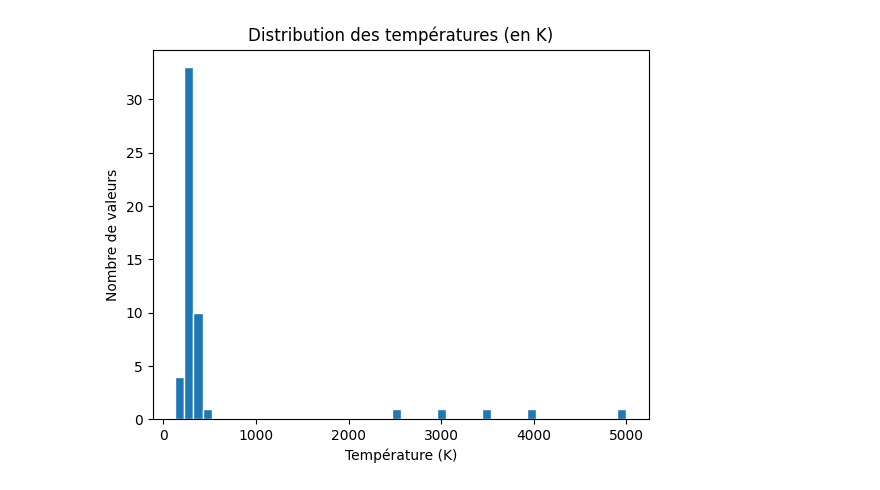
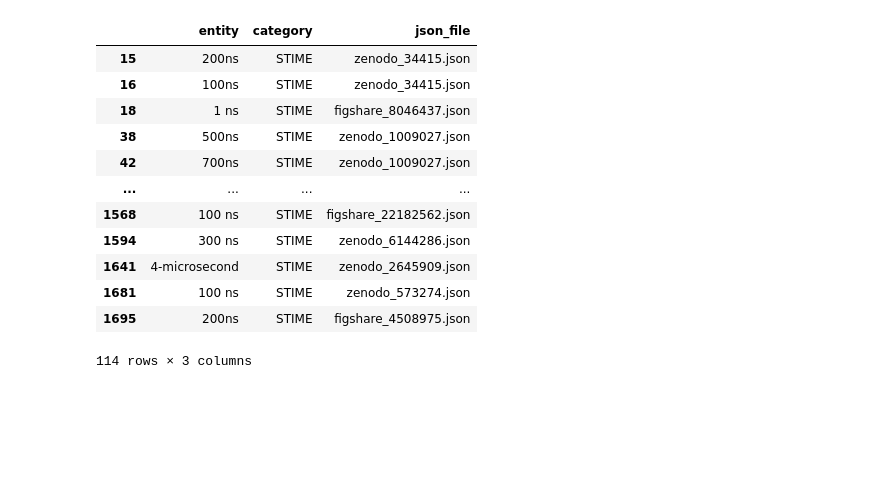
Before and after one commit to MDverse/mdverse_entity_norm, a Jupyter notebook: notebooks/visualize_time_simu.ipynb, the cells around one changed output. Drawn from its saved outputs; the diff is of its cells as text; code cells hidden in the pictures; blank space fills up the shorter version.

```diff
--- a/notebooks/visualize_time_simu.ipynb
+++ b/notebooks/visualize_time_simu.ipynb
@@ -13,8 +12,0 @@ counts, bin_edges = np.histogram(temperatures, bins=50)
-# %%
-plt.hist(temperatures, bins=50, edgecolor="white")
-plt.title("Distribution des températures (en K)")
-plt.xlabel("Température (K)")
-plt.ylabel("Nombre de valeurs")
-plt.show()
-# %% [output]
-[figure, removed]
@@ -33,0 +33,18 @@ time_to_ns = {
+# %%
+df = pd.read_csv("../data/entities.tsv", sep="\t")
+df_stime = df[df["category"] == "STIME"].copy()
+df_stime
+# %% [output]
+|  | entity | category | json_file |
+| 15 | 200ns | STIME | zenodo_34415.json |
+| 16 | 100ns | STIME | zenodo_34415.json |
+| 18 | 1 ns | STIME | figshare_8046437.json |
+| 38 | 500ns | STIME | zenodo_1009027.json |
+| 42 | 700ns | STIME | zenodo_1009027.json |
+| ... | ... | ... | ... |
+| 1568 | 100 ns | STIME | figshare_22182562.json |
+| 1594 | 300 ns | STIME | zenodo_6144286.json |
+| 1641 | 4-microsecond | STIME | zenodo_2645909.json |
+| 1681 | 100 ns | STIME | zenodo_573274.json |
+| 1695 | 200ns | STIME | figshare_4508975.json |
+114 rows × 3 columns
```
Also changed, not shown: parts of 20 cells of this notebook.
